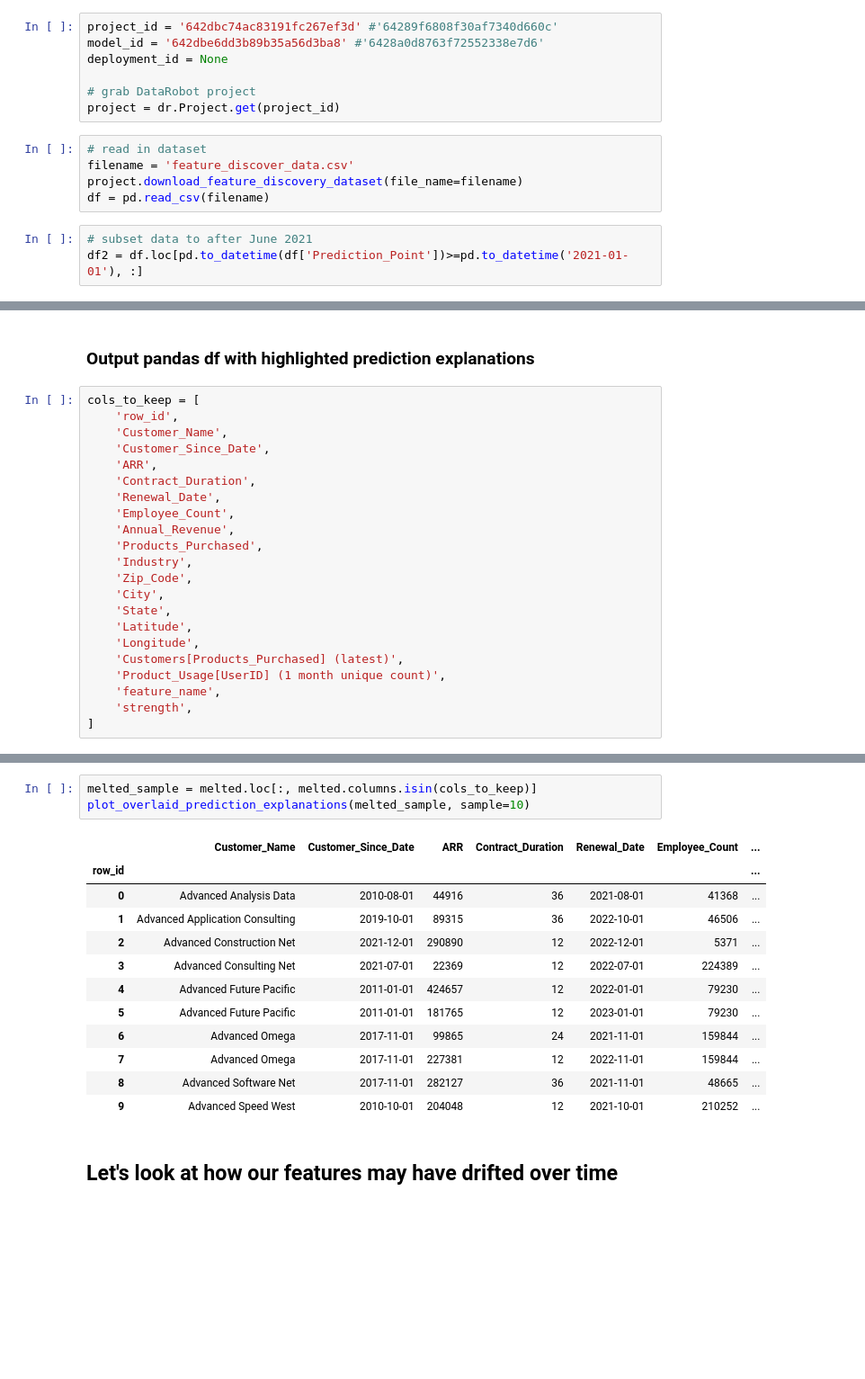
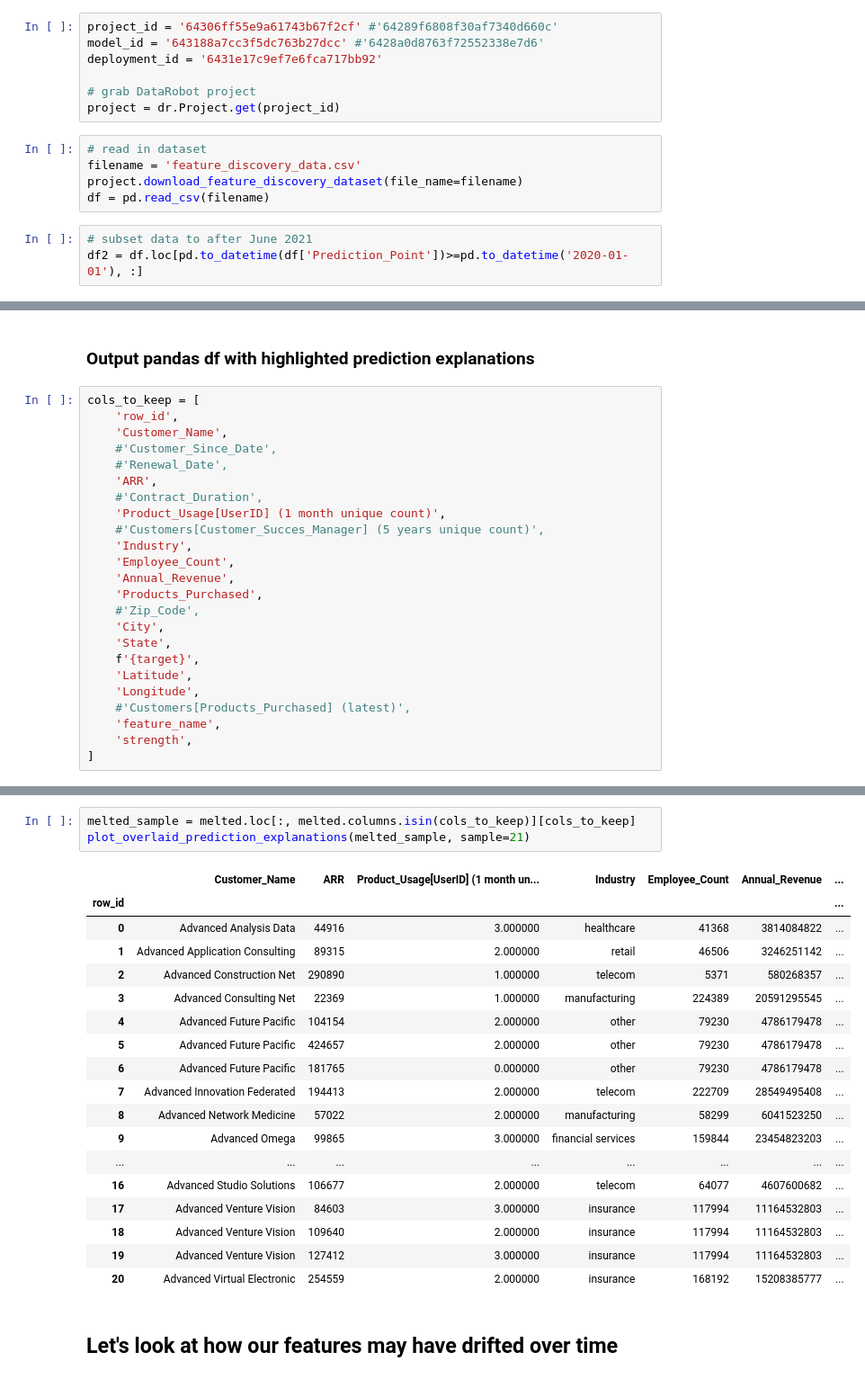
Before and after one commit to jswansburg/medium-blog-scripts, a Jupyter notebook: End to end example using churn data.ipynb, the cells around one changed output, grey strips where cells are left out. Shown at 90% size. Drawn from its saved outputs; the diff is of its cells as text; blank space fills up the shorter version.

```diff
--- a/End to end example using churn data.ipynb
+++ b/End to end example using churn data.ipynb
@@ -27,17 +29,17 @@ dr.Client()
 # %% [markdown]
 ## 1. Retrieve and prep data
 # %%
-project_id = '642dbc74ac83191fc267ef3d' #'64289f6808f30af7340d660c'
-model_id = '642dbe6dd3b89b35a56d3ba8' #'6428a0d8763f72552338e7d6'
-deployment_id = None
+project_id = '64306ff55e9a61743b67f2cf' #'64289f6808f30af7340d660c'
+model_id = '643188a7cc3f5dc763b27dcc' #'6428a0d8763f72552338e7d6'
+deployment_id = '6431e17c9ef7e6fca717bb92'
 
 # grab DataRobot project
 project = dr.Project.get(project_id)
 # %%
 # read in dataset
-filename = 'feature_discover_data.csv'
+filename = 'feature_discovery_data.csv'
 project.download_feature_discovery_dataset(file_name=filename)
 df = pd.read_csv(filename)
 # %%
 # subset data to after June 2021
-df2 = df.loc[pd.to_datetime(df['Prediction_Point'])>=pd.to_datetime('2021-01-01'), :]
+df2 = df.loc[pd.to_datetime(df['Prediction_Point'])>=pd.to_datetime('2020-01-01'), :]
@@ -136,21 +141,23 @@ prep_and_plot_pe_over_time(melted, project_id, date_col, freq='QS', showlegend=F
 cols_to_keep = [
     'row_id',
     'Customer_Name',
-    'Customer_Since_Date',
+    #'Customer_Since_Date',
+    #'Renewal_Date',
     'ARR',
-    'Contract_Duration',
-    'Renewal_Date',
+    #'Contract_Duration',
+    'Product_Usage[UserID] (1 month unique count)',
+    #'Customers[Customer_Succes_Manager] (5 years unique count)',
+    'Industry',
     'Employee_Count',
     'Annual_Revenue',
     'Products_Purchased',
-    'Industry',
-    'Zip_Code',
+    #'Zip_Code',
     'City',
     'State',
+    f'{target}',
     'Latitude',
     'Longitude',
-    'Customers[Products_Purchased] (latest)',
-    'Product_Usage[UserID] (1 month unique count)',
+    #'Customers[Products_Purchased] (latest)',
     'feature_name',
     'strength',
 ]
@@ -157,19 +166,25 @@ cols_to_keep = [
 # %%
-melted_sample = melted.loc[:, melted.columns.isin(cols_to_keep)]
-plot_overlaid_prediction_explanations(melted_sample, sample=10)
+melted_sample = melted.loc[:, melted.columns.isin(cols_to_keep)][cols_to_keep]
+plot_overlaid_prediction_explanations(melted_sample, sample=21)
 # %% [output]
-|  | Customer_Name | Customer_Since_Date | ARR | Contract_Duration | Renewal_Date | Employee_Count | ... |
+|  | Customer_Name | ARR | Product_Usage[UserID] (1 month un... | Industry | Employee_Count | Annual_Revenue | ... |
 | row_id |  |  |  |  |  |  | ... |
-| 0 | Advanced Analysis Data | 2010-08-01 | 44916 | 36 | 2021-08-01 | 41368 | ... |
-| 1 | Advanced Application Consulting | 2019-10-01 | 89315 | 36 | 2022-10-01 | 46506 | ... |
-| 2 | Advanced Construction Net | 2021-12-01 | 290890 | 12 | 2022-12-01 | 5371 | ... |
-| 3 | Advanced Consulting Net | 2021-07-01 | 22369 | 12 | 2022-07-01 | 224389 | ... |
-| 4 | Advanced Future Pacific | 2011-01-01 | 424657 | 12 | 2022-01-01 | 79230 | ... |
-| 5 | Advanced Future Pacific | 2011-01-01 | 181765 | 12 | 2023-01-01 | 79230 | ... |
-| 6 | Advanced Omega | 2017-11-01 | 99865 | 24 | 2021-11-01 | 159844 | ... |
-| 7 | Advanced Omega | 2017-11-01 | 227381 | 12 | 2022-11-01 | 159844 | ... |
-| 8 | Advanced Software Net | 2017-11-01 | 282127 | 36 | 2021-11-01 | 48665 | ... |
-| 9 | Advanced Speed West | 2010-10-01 | 204048 | 12 | 2021-10-01 | 210252 | ... |
+| 0 | Advanced Analysis Data | 44916 | 3.000000 | healthcare | 41368 | 3814084822 | ... |
+| 1 | Advanced Application Consulting | 89315 | 2.000000 | retail | 46506 | 3246251142 | ... |
+| 2 | Advanced Construction Net | 290890 | 1.000000 | telecom | 5371 | 580268357 | ... |
+| 3 | Advanced Consulting Net | 22369 | 1.000000 | manufacturing | 224389 | 20591295545 | ... |
+| 4 | Advanced Future Pacific | 104154 | 2.000000 | other | 79230 | 4786179478 | ... |
+| 5 | Advanced Future Pacific | 424657 | 2.000000 | other | 79230 | 4786179478 | ... |
+| 6 | Advanced Future Pacific | 181765 | 0.000000 | other | 79230 | 4786179478 | ... |
+| 7 | Advanced Innovation Federated | 194413 | 2.000000 | telecom | 222709 | 28549495408 | ... |
+| 8 | Advanced Network Medicine | 57022 | 2.000000 | manufacturing | 58299 | 6041523250 | ... |
+| 9 | Advanced Omega | 99865 | 3.000000 | financial services | 159844 | 23454823203 | ... |
+| ... | ... | ... | ... | ... | ... | ... | ... |
+| 16 | Advanced Studio Solutions | 106677 | 2.000000 | telecom | 64077 | 4607600682 | ... |
+| 17 | Advanced Venture Vision | 84603 | 3.000000 | insurance | 117994 | 11164532803 | ... |
+| 18 | Advanced Venture Vision | 109640 | 2.000000 | insurance | 117994 | 11164532803 | ... |
+| 19 | Advanced Venture Vision | 127412 | 3.000000 | insurance | 117994 | 11164532803 | ... |
+| 20 | Advanced Virtual Electronic | 254559 | 2.000000 | insurance | 168192 | 15208385777 | ... |
 # %% [markdown]
 ## Let's look at how our features may have drifted over time
 # %%
```
Also changed, not shown: parts of 10 cells of this notebook, 3 other files.
